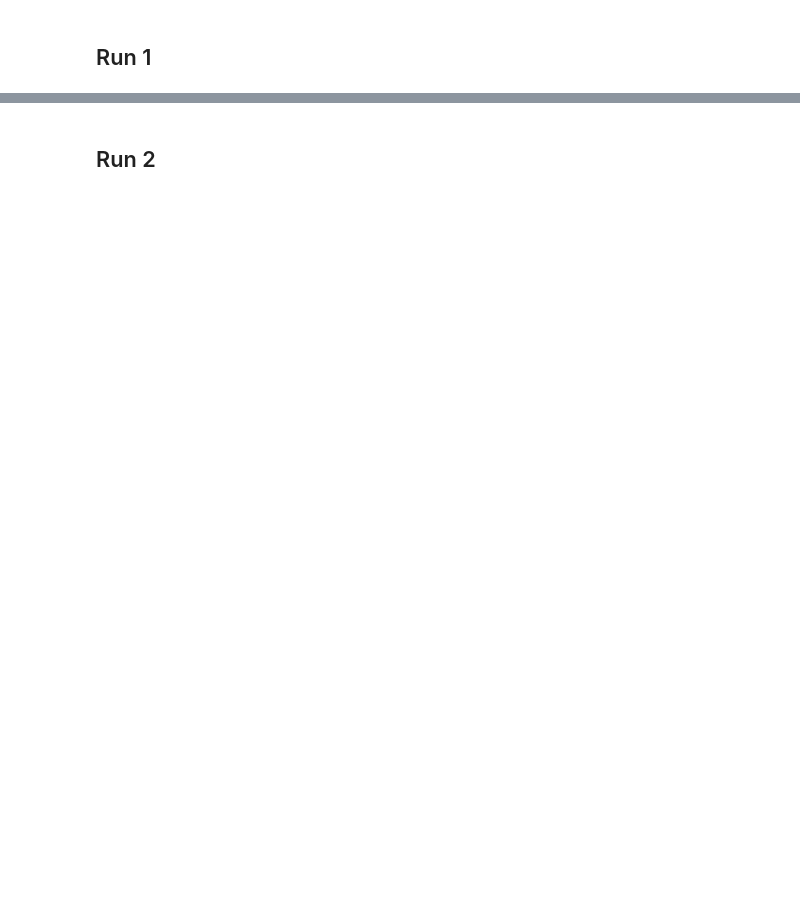
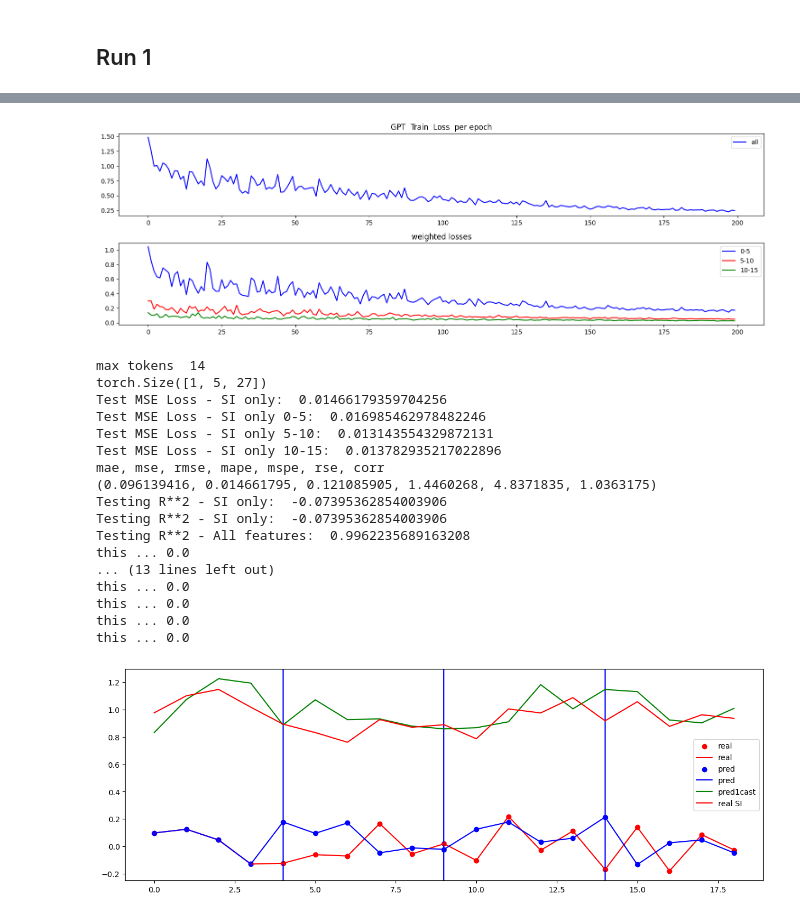
Before and after one commit to rcalix1/TimeSeriesGPT, a Jupyter notebook: REFACTOR_5wind_delta_of_deltas_TimeSeriesGPT_CIVS_ten.ipynb, the cells around one changed output, grey strips where cells are left out. Drawn from its saved outputs; the diff is of its cells as text; code cells hidden in the pictures; blank space fills up the shorter version.

```diff
--- a/REFACTOR_5wind_delta_of_deltas_TimeSeriesGPT_CIVS_ten.ipynb
+++ b/REFACTOR_5wind_delta_of_deltas_TimeSeriesGPT_CIVS_ten.ipynb
@@ -1022,3 +363,10 @@ np.savetxt("for_excel_7_window.csv", excel_matrix, delimiter=",")
+# %%
+
+inferenceGPT_obj.the_offset = 75
+chunk_slideWind_train, test_CIVS                         = tsGPT_obj.slidingWindowTrain( selec_offset = inferenceGPT_obj.the_offset)
+si_GPT, history_GPT, x_means, x_standard_devs, data_zh   = function_train_rc(  chunk_slideWind_train  )
+results_string = inferenceGPT_obj.function_test_rc(  chunk_slideWind_train, test_CIVS, si_GPT, x_means, x_standard_devs )
+inferenceGPT_obj.save_results_to_file( results_string, tsGPT_obj )
 # %% [markdown]
 
 ## 090 to 105
@@ -1067,3 +373,10 @@ np.savetxt("for_excel_7_window.csv", excel_matrix, delimiter=",")
+# %%
+
+inferenceGPT_obj.the_offset = 90
+chunk_slideWind_train, test_CIVS                         = tsGPT_obj.slidingWindowTrain( selec_offset = inferenceGPT_obj.the_offset)
+si_GPT, history_GPT, x_means, x_standard_devs, data_zh   = function_train_rc(  chunk_slideWind_train  )
+results_string = inferenceGPT_obj.function_test_rc(  chunk_slideWind_train, test_CIVS, si_GPT, x_means, x_standard_devs )
+inferenceGPT_obj.save_results_to_file( results_string, tsGPT_obj )
 # %% [markdown]
 
 ## Add the dates ( ??)
@@ -1118,3 +383,6 @@ file.close()
+# %%
+
+tsDataWrangling_obj.add_dates_after_GPT_is_trained( tsGPT_obj )
 # %% [markdown]
 
 ## Start of the 6 Random Runs
@@ -1176,6 +392,3 @@ test_CIVS
 # %%
 
-chunk300to400_train = train_CIVS[ 300  :  ]
-chunk200to400_train = train_CIVS[ 200  :  ]
-chunk100to400_train = train_CIVS[ 100  :  ]
-chunk000to400_train = train_CIVS[      :  ]
+chunk300to400_train, chunk200to400_train, chunk100to400_train, chunk000to400_train, test_CIVS = tsGPT_obj.random_4_runs()
@@ -1197,11 +395,6 @@ print(idx.shape)
 # %%
 
-si_GPT, history_GPT, x_means, x_standard_devs  = function_train_rc(  chunk300to400_train )
-
-results_string = function_test_rc(  chunk300to400_train, test_CIVS, si_GPT, x_means, x_standard_devs  )
-
-results_string = results_string + "," + "run1" + "," + "300to400" + "," + str(max_iters) + "," + comment_exp +  "\n"
-
-exp_results_file = open('experiment_results_file_GPT_CIVS.txt', 'a')
-exp_results_file.write( results_string )
-exp_results_file.close()
+si_GPT, history_GPT, x_means, x_standard_devs, zz  = function_train_rc(  chunk300to400_train )
+results_string = inferenceGPT_obj.function_test_rc(  chunk300to400_train, test_CIVS, si_GPT, x_means, x_standard_devs  )
+tsGPT_obj.save_file_random_4_runs( 1 , "300to400", results_string )
+# %% [output]
@@ -1208,2 +403,21 @@ exp_results_file.close()
+[figure, added]
+max tokens  14
+torch.Size([1, 5, 27])
+Test MSE Loss - SI only:  0.01466179359704256
+Test MSE Loss - SI only 0-5:  0.016985462978482246
+Test MSE Loss - SI only 5-10:  0.013143554329872131
+Test MSE Loss - SI only 10-15:  0.013782935217022896
+mae, mse, rmse, mape, mspe, rse, corr
+(0.096139416, 0.014661795, 0.121085905, 1.4460268, 4.8371835, 1.0363175)
+Testing R**2 - SI only:  -0.07395362854003906
+Testing R**2 - SI only:  -0.07395362854003906
+Testing R**2 - All features:  0.9962235689163208
+this ... 0.0
+... (13 lines left out)
+this ... 0.0
+this ... 0.0
+this ... 0.0
+this ... 0.0
+[figure, added]
 # %%
 
@@ -1241,3 +436,0 @@ exp_results_file.close()
-# %% [markdown]
-
-## Run 2
```
Also changed, not shown: parts of 128 cells of this notebook, 4 other files.
